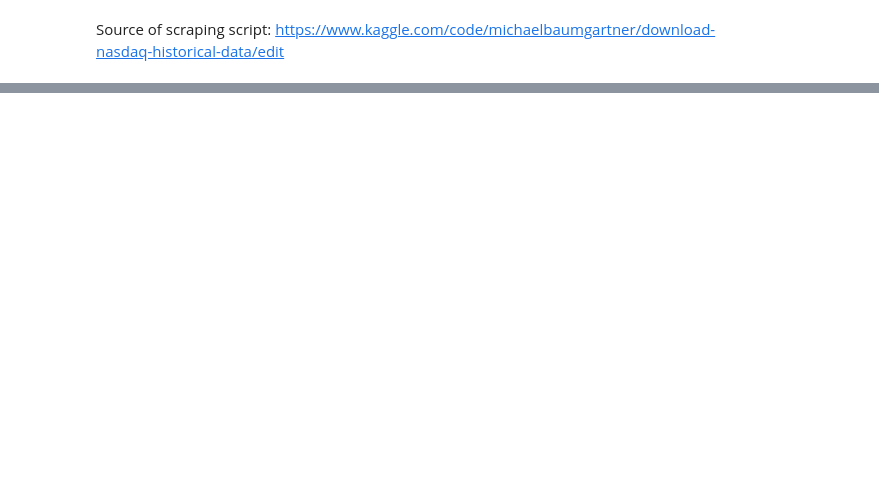
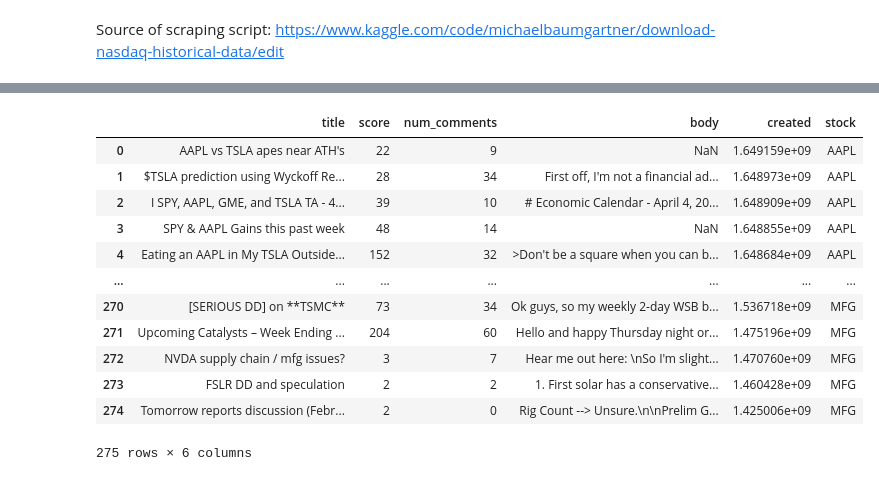
Before and after one commit to michbaum/wallstreetbets4datascience, a Jupyter notebook: nasdaq_data.ipynb, the cells around one changed output, grey strips where cells are left out. Cells and saved outputs as stored; diff of their text form; code cells hidden in the pictures; blank space fills up the shorter version.

Commit message:
made merge script

```diff
--- a/nasdaq_data.ipynb
+++ b/nasdaq_data.ipynb
@@ -17,3 +17,20 @@ total number of symbols traded = 12082
+# %%
+a = pd.read_csv('../merged_posts1.csv')
+a
+# %% [output]
+|  | title | score | num_comments | body | created | stock |
+| 0 | AAPL vs TSLA apes near ATH's | 22 | 9 | NaN | 1.649159e+09 | AAPL |
+| 1 | $TSLA prediction using Wyckoff Re... | 28 | 34 | First off, I'm not a financial ad... | 1.648973e+09 | AAPL |
+| 2 | I SPY, AAPL, GME, and TSLA TA - 4... | 39 | 10 | # Economic Calendar - April 4, 20... | 1.648909e+09 | AAPL |
+| 3 | SPY & AAPL Gains this past week | 48 | 14 | NaN | 1.648855e+09 | AAPL |
+| 4 | Eating an AAPL in My TSLA Outside... | 152 | 32 | >Don't be a square when you can b... | 1.648684e+09 | AAPL |
+| ... | ... | ... | ... | ... | ... | ... |
+| 270 | [SERIOUS DD] on **TSMC** | 73 | 34 | Ok guys, so my weekly 2-day WSB b... | 1.536718e+09 | MFG |
+| 271 | Upcoming Catalysts – Week Ending ... | 204 | 60 | Hello and happy Thursday night or... | 1.475196e+09 | MFG |
+| 272 | NVDA supply chain / mfg issues? | 3 | 7 | Hear me out here: \nSo I'm slight... | 1.470760e+09 | MFG |
+| 273 | FSLR DD and speculation | 2 | 2 | 1. First solar has a conservative... | 1.460428e+09 | MFG |
+| 274 | Tomorrow reports discussion (Febr... | 2 | 0 | Rig Count --> Unsure.\n\nPrelim G... | 1.425006e+09 | MFG |
+275 rows × 6 columns
 # %%
 ! pip3 install yfinance > /dev/null 2>&1
 ! mkdir hist
```
Also changed, not shown: parts of 1 cell of this notebook, 2 other files.
